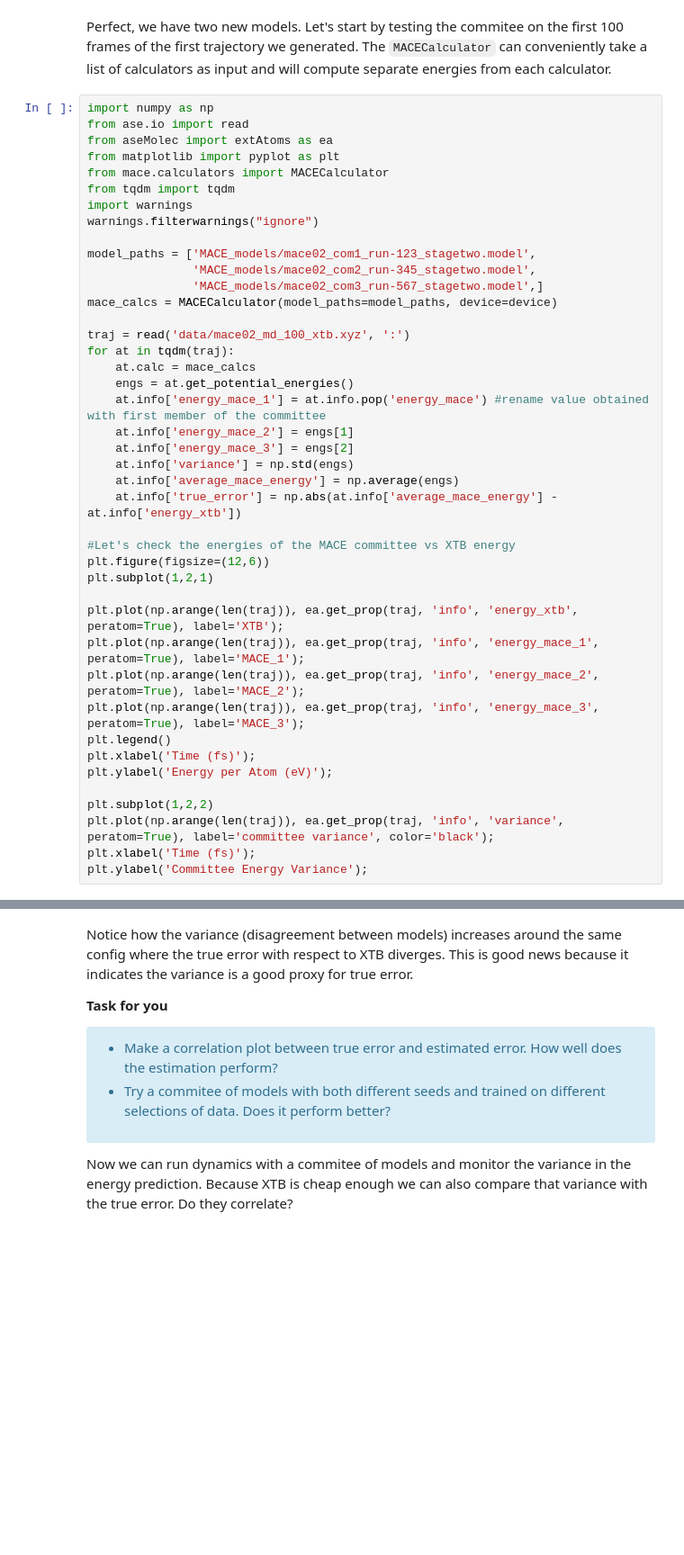
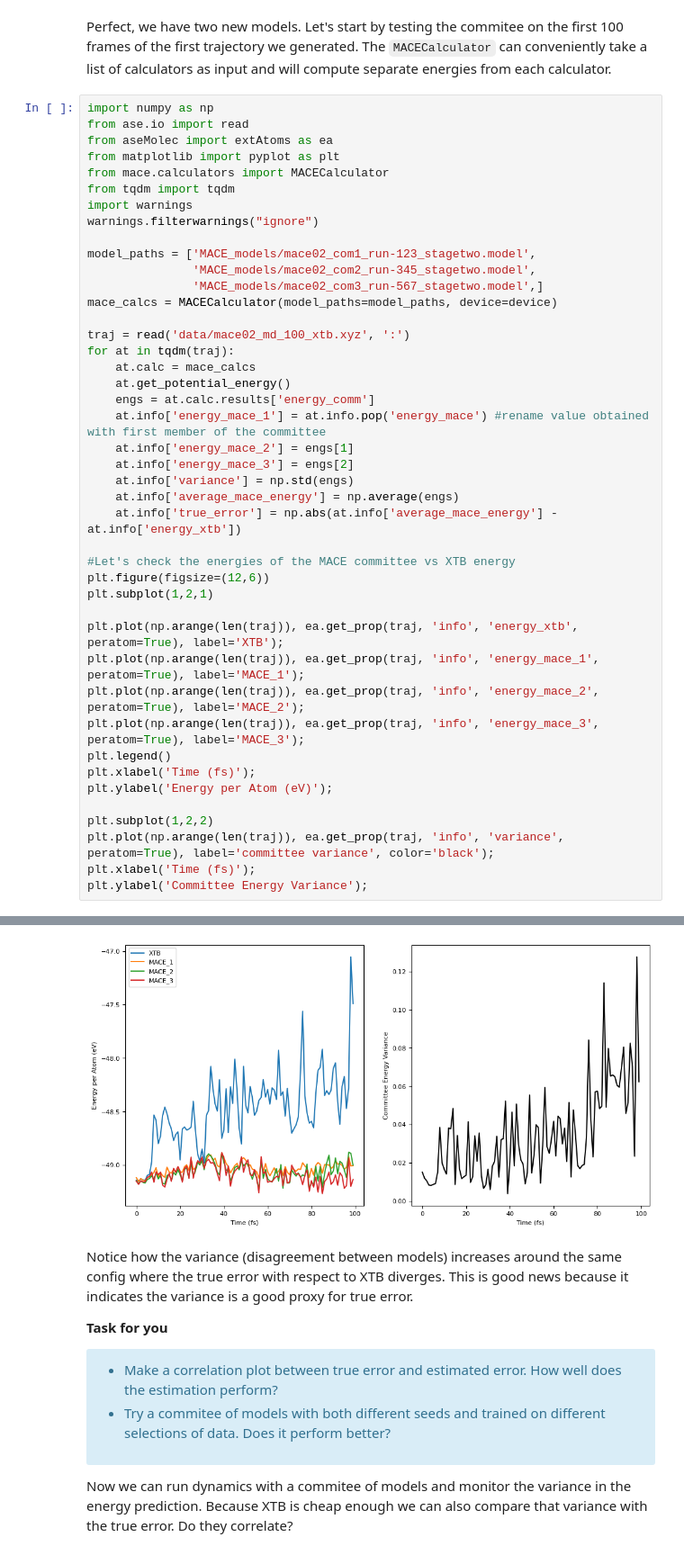
Before and after one commit to ddmms/camml-tutorials, a Jupyter notebook: notebooks/07-mlips/T02_MACE_Practice_II.ipynb, the cells around one changed output, grey strips where cells are left out. Shown at 90% size. Saved outputs shown, nothing was run; the diff lists cells and outputs as text; blank space fills up the shorter version.

Commit message:
fixed logical bug in get energy committee

```diff
--- a/notebooks/07-mlips/T02_MACE_Practice_II.ipynb
+++ b/notebooks/07-mlips/T02_MACE_Practice_II.ipynb
@@ -357,7 +357,8 @@ mace_calcs = MACECalculator(model_paths=model_paths, device=device)
 traj = read('data/mace02_md_100_xtb.xyz', ':')
 for at in tqdm(traj):
     at.calc = mace_calcs
-    engs = at.get_potential_energies()
+    at.get_potential_energy()
+    engs = at.calc.results['energy_comm']
     at.info['energy_mace_1'] = at.info.pop('energy_mace') #rename value obtained with first member of the committee
     at.info['energy_mace_2'] = engs[1]
     at.info['energy_mace_3'] = engs[2]
@@ -381,3 +382,4 @@ plt.subplot(1,2,2)
 plt.plot(np.arange(len(traj)), ea.get_prop(traj, 'info', 'variance', peratom=True), label='committee variance', color='black');
 plt.xlabel('Time (fs)');
 plt.ylabel('Committee Energy Variance');
+# %% [output]
@@ -384,3 +390,4 @@ plt.ylabel('Committee Energy Variance');
+[figure, added]
 # %% [markdown]
 Notice how the variance (disagreement between models) increases around the same config where the true error with respect to XTB diverges. This is good news because it indicates the variance is a good proxy for true error.
 
```
Also changed, not shown: parts of 1 cell of this notebook.
